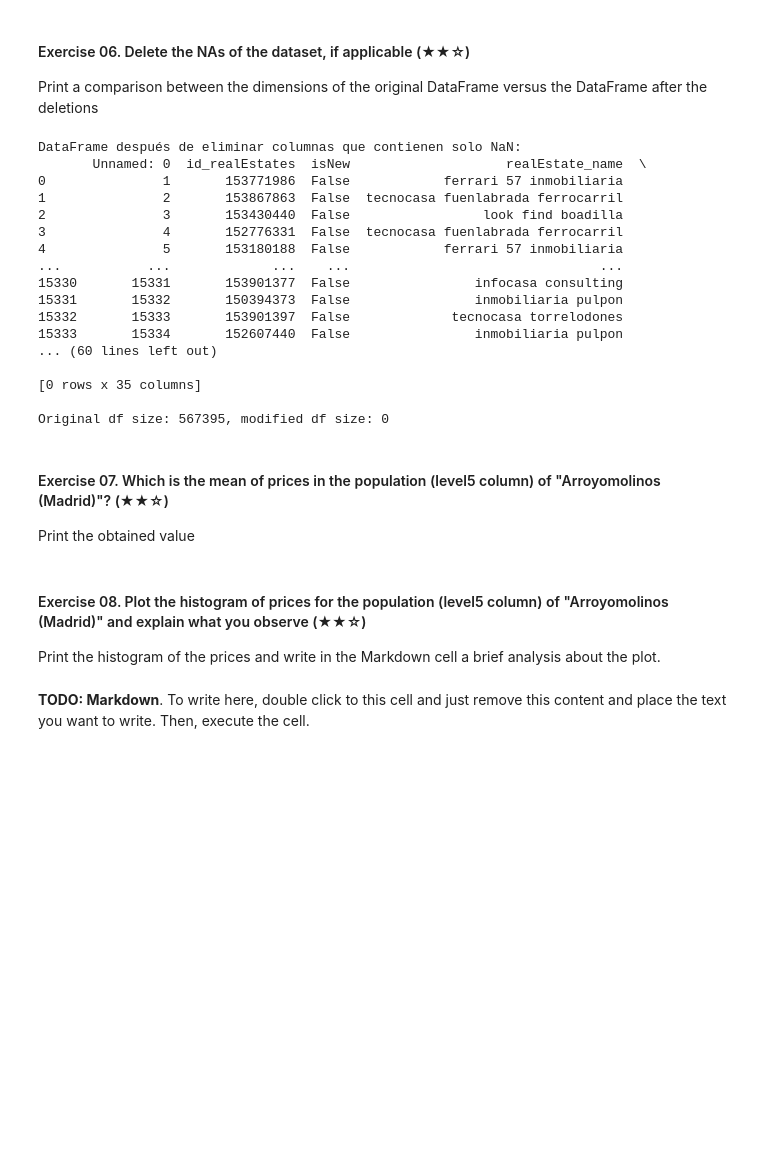
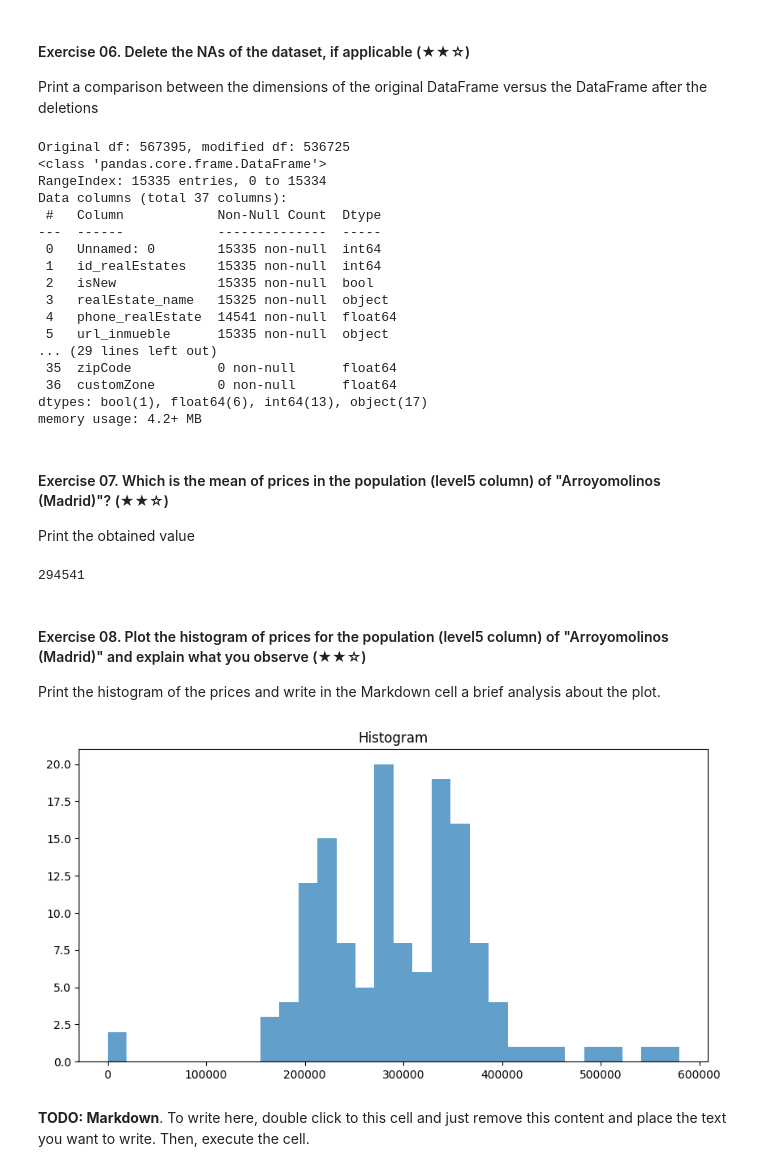
Before and after one commit to SamuelHollis/Final_project_Samu_realestate-datacleanup-exercise, a Jupyter notebook: project.ipynb, the cells around one changed output. Cells and saved outputs as stored; diff of their text form; code cells hidden in the pictures; blank space fills up the shorter version.

```diff
--- a/project.ipynb
+++ b/project.ipynb
@@ -125,39 +125,55 @@ Print a comparison between the dimensions of the original DataFrame versus the D
 #Eliminamos columnas que solo tengan valor na
 nan_col = ds.columns[ds.isna().all()]
 mod_ds_col = ds.drop(columns=nan_col)
-mod_ds = mod_ds_col.dropna()
-
-print(f'Original df: {ds.size}, modified df: {mod_ds.size}')
+#printeamos
+print(f'Original df: {ds.size}, modified df: {mod_ds_col.size}')
+#ds.info()
+#ds.describe()
 # %% [output]
-DataFrame después de eliminar columnas que contienen solo NaN:
-       Unnamed: 0  id_realEstates  isNew                    realEstate_name  \
-0               1       153771986  False            ferrari 57 inmobiliaria
-1               2       153867863  False  tecnocasa fuenlabrada ferrocarril
-2               3       153430440  False                 look find boadilla
-3               4       152776331  False  tecnocasa fuenlabrada ferrocarril
-4               5       153180188  False            ferrari 57 inmobiliaria
-...           ...             ...    ...                                ...
-15330       15331       153901377  False                infocasa consulting
-15331       15332       150394373  False                inmobiliaria pulpon
-15332       15333       153901397  False             tecnocasa torrelodones
-15333       15334       152607440  False                inmobiliaria pulpon
-... (60 lines left out)
-
-[0 rows x 35 columns]
-
-Original df size: 567395, modified df size: 0
+Original df: 567395, modified df: 536725
+<class 'pandas.core.frame.DataFrame'>
+RangeIndex: 15335 entries, 0 to 15334
+Data columns (total 37 columns):
+ #   Column            Non-Null Count  Dtype
+---  ------            --------------  -----
+ 0   Unnamed: 0        15335 non-null  int64
+ 1   id_realEstates    15335 non-null  int64
+ 2   isNew             15335 non-null  bool
+ 3   realEstate_name   15325 non-null  object
+ 4   phone_realEstate  14541 non-null  float64
+ 5   url_inmueble      15335 non-null  object
+... (29 lines left out)
+ 35  zipCode           0 non-null      float64
+ 36  customZone        0 non-null      float64
+dtypes: bool(1), float64(6), int64(13), object(17)
+memory usage: 4.2+ MB
 # %% [markdown]
 #### Exercise 07. Which is the mean of prices in the population (level5 column) of "Arroyomolinos (Madrid)"? (★★☆)
 
 Print the obtained value
 # %%
-# TODO
+agrupar = ds.groupby('level5')['price'].mean()
+arr = int(agrupar.loc['Arroyomolinos (Madrid)'])
+arr
+# %% [output]
+294541
 # %% [markdown]
 #### Exercise 08. Plot the histogram of prices for the population (level5 column) of "Arroyomolinos (Madrid)" and explain what you observe (★★☆)
 
 Print the histogram of the prices and write in the Markdown cell a brief analysis about the plot.
 # %%
-# TODO: Code
+#Importamos la libreria
+import matplotlib.pyplot as plt
+#Sacamos la data del df
+popl = ds.loc[ds['level5'] == 'Arroyomolinos (Madrid)', 'price']
+#Creamos histograma
+plt.figure(figsize = (10, 5))
+plt.hist(popl, bins = 30, alpha = 0.7)
+plt.title("Histogram")
+#Lo imprimimos
+plt.show()
+# %% [output]
+[figure, added]
 # %% [markdown]
 **TODO: Markdown**. To write here, double click to this cell and just remove this content and place the text you want to write. Then, execute the cell.
 # %% [markdown]
```
Also changed, not shown: parts of 4 cells of this notebook.
